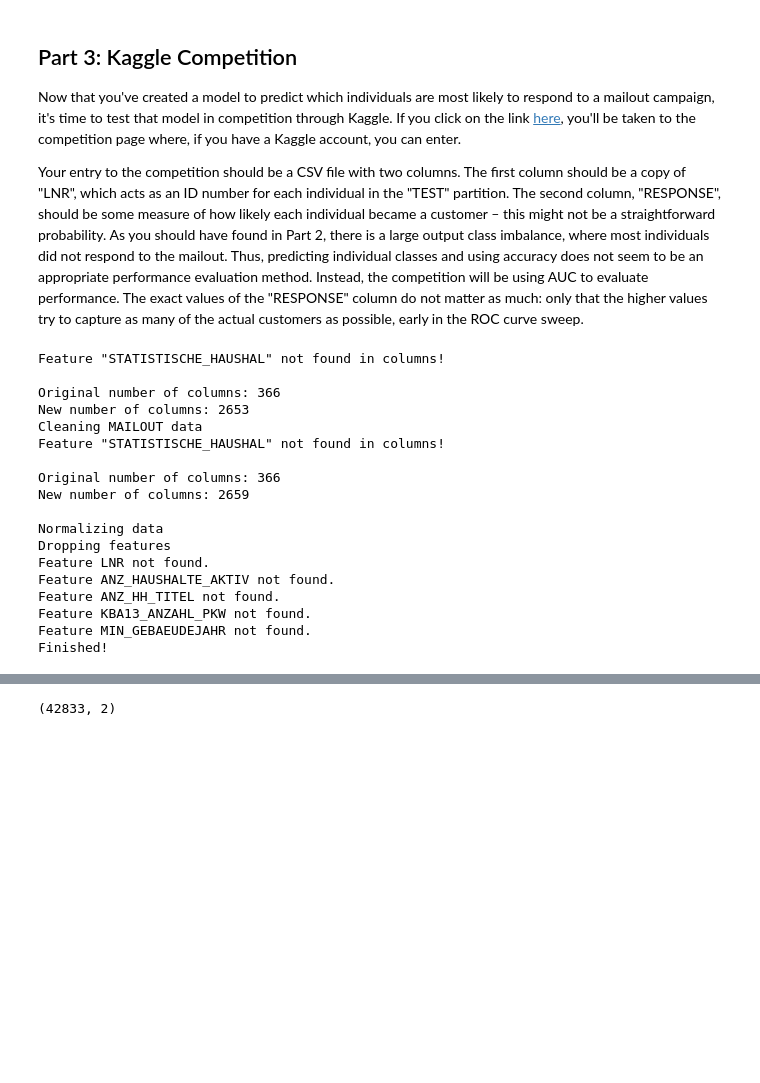
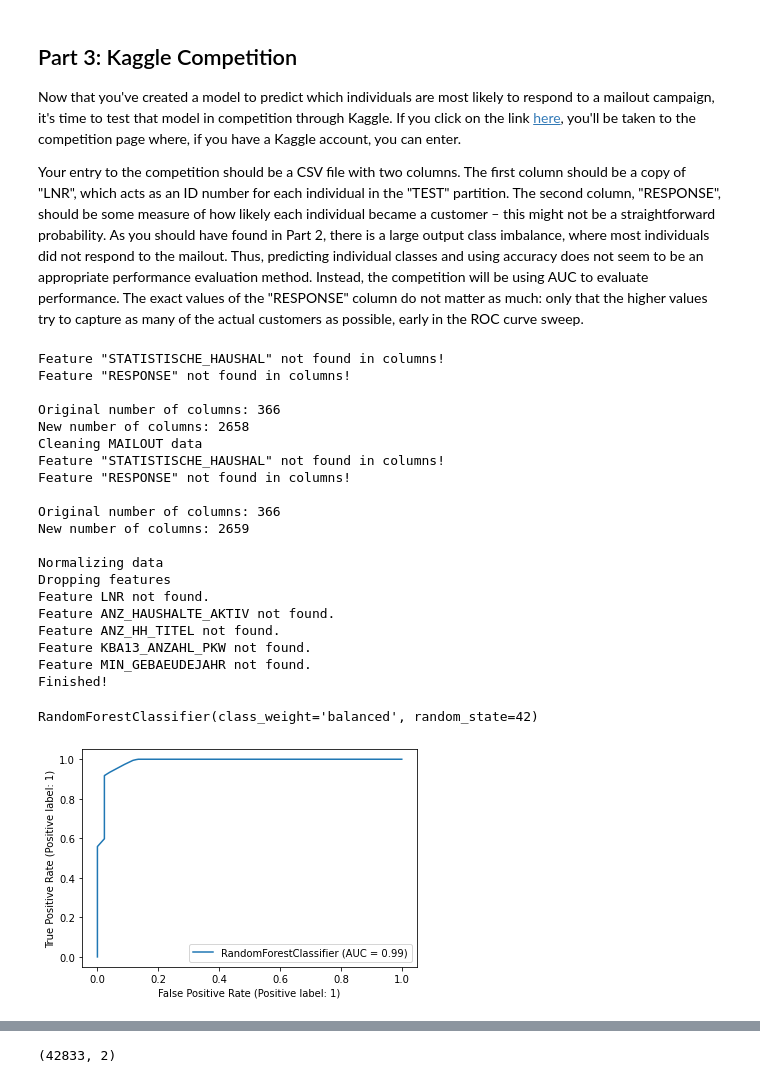
Before and after one commit to Roberto173797/Udacity-Capstone-Arvato, a Jupyter notebook: Arvato Project Workbook.ipynb, the cells around one changed output, grey strips where cells are left out. Drawn from its saved outputs; the diff is of its cells as text; code cells hidden in the pictures; blank space fills up the shorter version.

```diff
--- a/Arvato Project Workbook.ipynb
+++ b/Arvato Project Workbook.ipynb
@@ -1223,9 +1507,8 @@ mailout_test_LNR = mailout_test.LNR
 # cleaning and preprocessing mailout
 
 mailout_train = pd.read_csv('data/Udacity_MAILOUT_052018_TRAIN.csv', sep=';')
-y = mailout_train.RESPONSE
-X = mailout_train.drop('RESPONSE', axis=1)
-X_train, X_test, y_train, y_test = train_test_split(X, y, test_size=0.3, random_state=42)
+y_train = mailout_train.RESPONSE
+X_train = mailout_train.drop('RESPONSE', axis=1)
 X_train = step1_drop_and_dummies(X_train)
 
 # creating dummies
@@ -1274,11 +1557,13 @@ mailout_test = mailout_test[X_train.columns]
 print('Finished!')
 # %% [output]
 Feature "STATISTISCHE_HAUSHAL" not found in columns!
+Feature "RESPONSE" not found in columns!
 
 Original number of columns: 366
-New number of columns: 2653
+New number of columns: 2658
 Cleaning MAILOUT data
 Feature "STATISTISCHE_HAUSHAL" not found in columns!
+Feature "RESPONSE" not found in columns!
 
 Original number of columns: 366
 New number of columns: 2659
@@ -1291,4 +1576,14 @@ Feature ANZ_HH_TITEL not found.
 Feature KBA13_ANZAHL_PKW not found.
 Feature MIN_GEBAEUDEJAHR not found.
 Finished!
+# %%
+model = RandomForestClassifier(class_weight='balanced', random_state=42)
+model.fit(X_train, y_train)
+# %% [output]
+RandomForestClassifier(class_weight='balanced', random_state=42)
+# %%
+plot_roc_curve(model, X_train, y_train)
+plt.show()
+# %% [output]
+[figure, added]
 # %%
```
Also changed, not shown: parts of 19 cells of this notebook, 2 other files.
